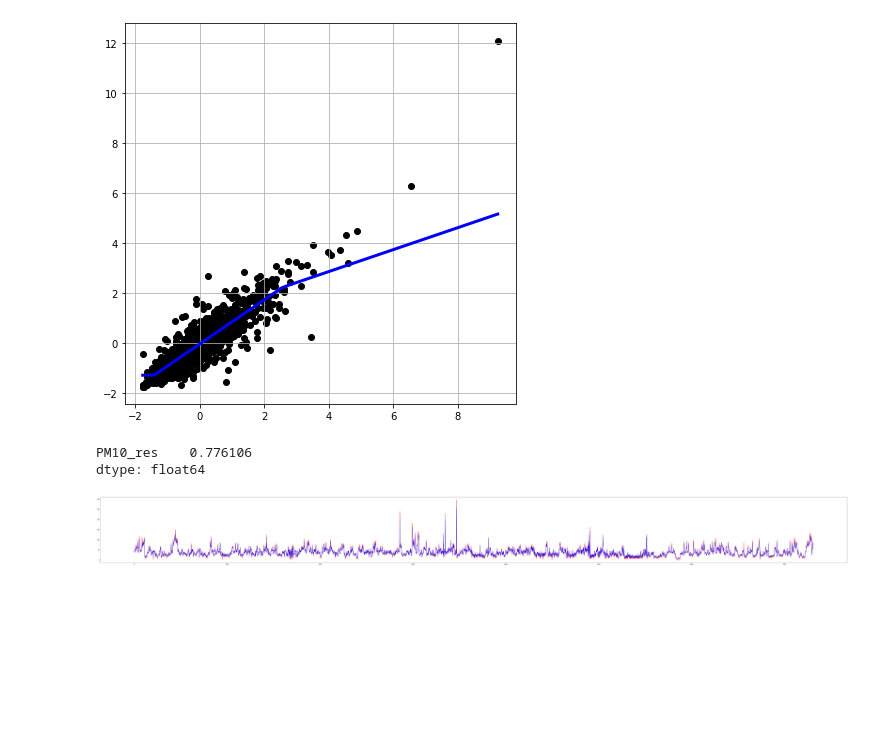
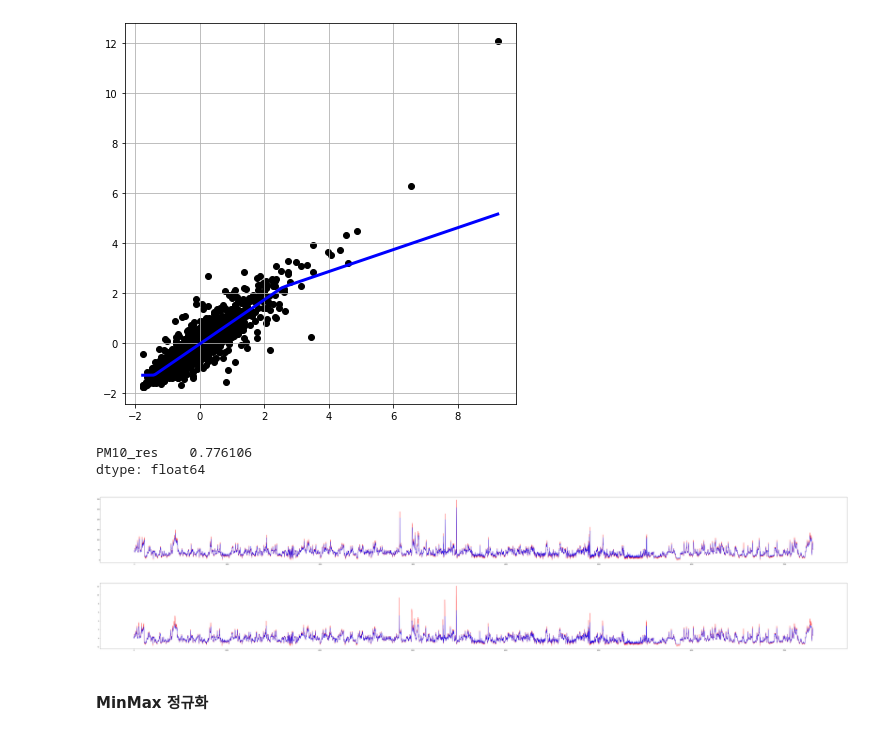
Before and after one commit to SNMHZ/finedust_predict, a Jupyter notebook: 미세먼지_0130.ipynb, the cells around one changed output. Cells and saved outputs as stored; diff of their text form; code cells hidden in the pictures; blank space fills up the shorter version.

```diff
--- a/미세먼지_0130.ipynb
+++ b/미세먼지_0130.ipynb
@@ -554,3 +560,18 @@ plt.plot(y.reset_index().index, model.predict(X), color='blue',)
 plt.show()
 # %% [output]
 [figure]
+# %%
+deepx_nor = X.copy()
+deepx_nor -= X_mean
+deepx_nor /= X_std
+deepy_nor = y.copy()
+deepy_nor -= y_mean
+deepy_nor /= y_std
+# %%
+plt.figure(figsize=(100, 9))
+plt.plot(y.reset_index().index, deepy_nor.reset_index()['PM10_res'], color='red')
+plt.plot(y.reset_index().index, model.predict(deepx_nor), color='blue',)
+
+plt.show()
+# %% [output]
+[figure, added]
@@ -556,0 +584,2 @@ plt.show()
+# %% [markdown]
+#### MinMax 정규화
```
Also changed, not shown: parts of 48 cells of this notebook.
